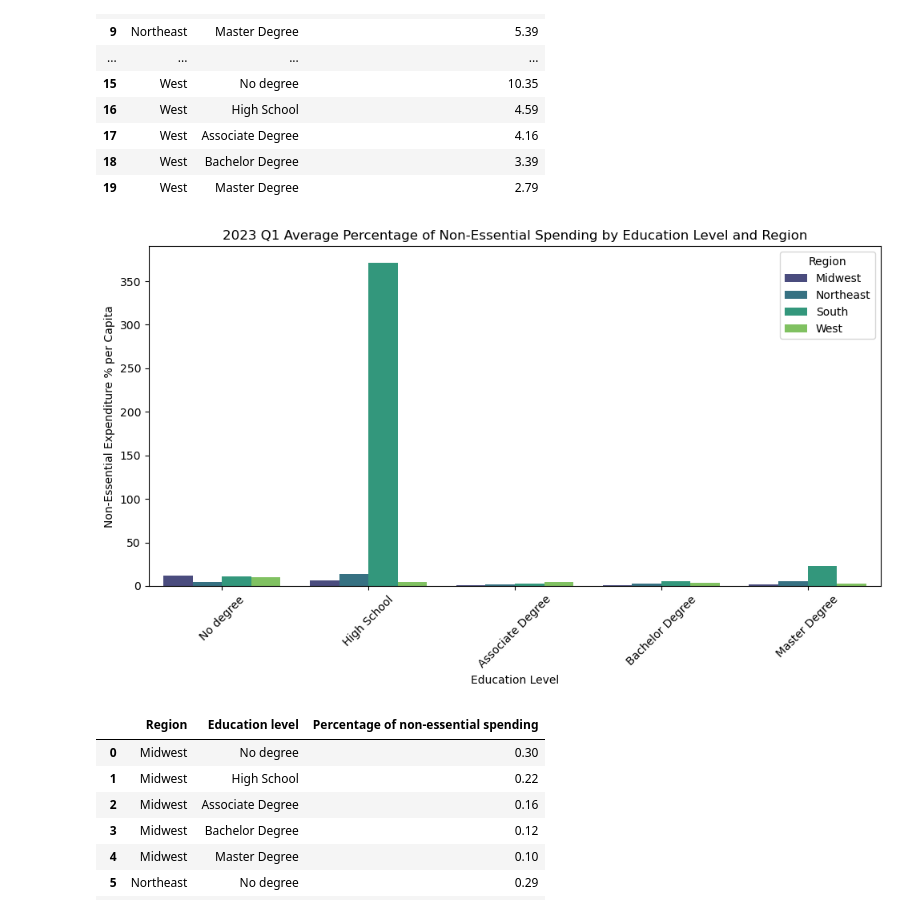
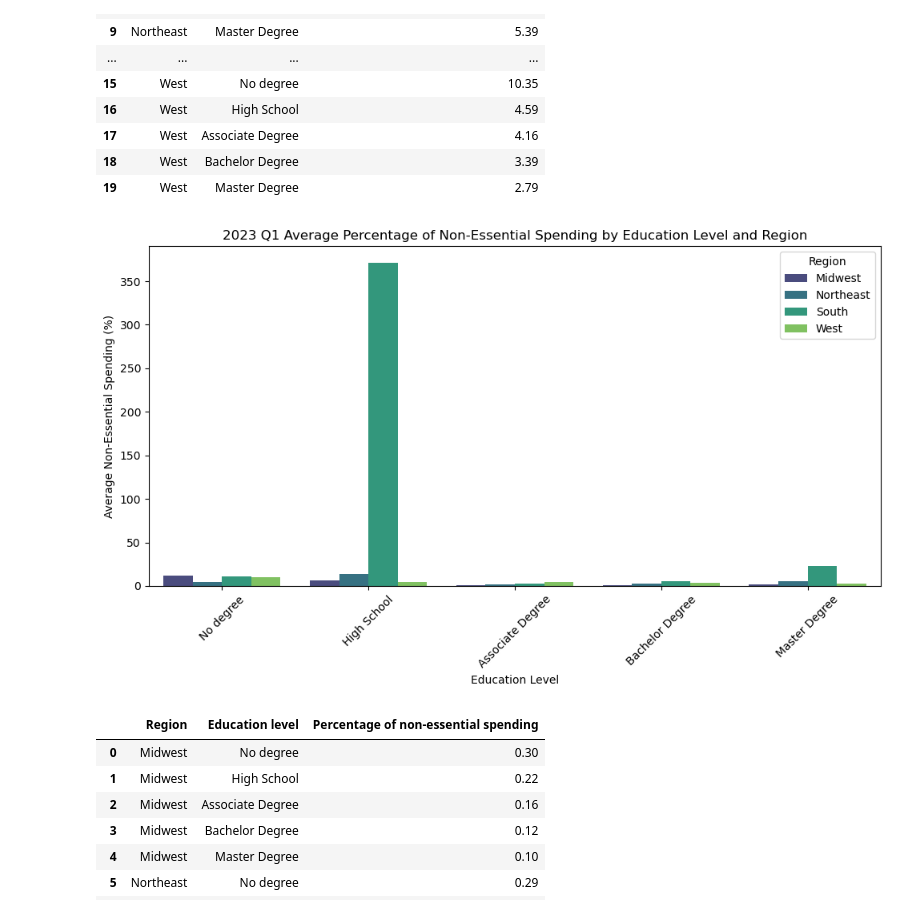
Before and after one commit to Leslygcruz/Educationproj, a Jupyter notebook: Education_capstone.ipynb, the cells around one changed output. Cells and saved outputs as stored; diff of their text form; code cells hidden in the pictures.

```diff
--- a/Education_capstone.ipynb
+++ b/Education_capstone.ipynb
@@ -690,15 +690,15 @@ percspending231avg
 # %%
 plt.figure(figsize=(10, 6))
 sns.barplot(data=percspending231avg, x='Education level', y='Percentage of non-essential spending', hue='Region', palette= 'viridis' )
 plt.title('2023 Q1 Average Percentage of Non-Essential Spending by Education Level and Region')
 plt.xlabel('Education Level')
-plt.ylabel('Non-Essential Expenditure % per Capita')
+plt.ylabel('Average Non-Essential Spending (%)')
 plt.legend(title='Region')
 plt.xticks(rotation=45)
 plt.tight_layout()
 plt.show()
 # %% [output]
-[figure, old version]
+[figure, new version]
 # %%
 #median to account for drastically diffring % of income spent on non-essentials
 percspending231median=round(spending231.groupby(['Region', 'Education level'])['Percentage of non-essential spending'].median(),2)
```
Also changed, not shown: parts of 44 cells of this notebook, 1 other file.
